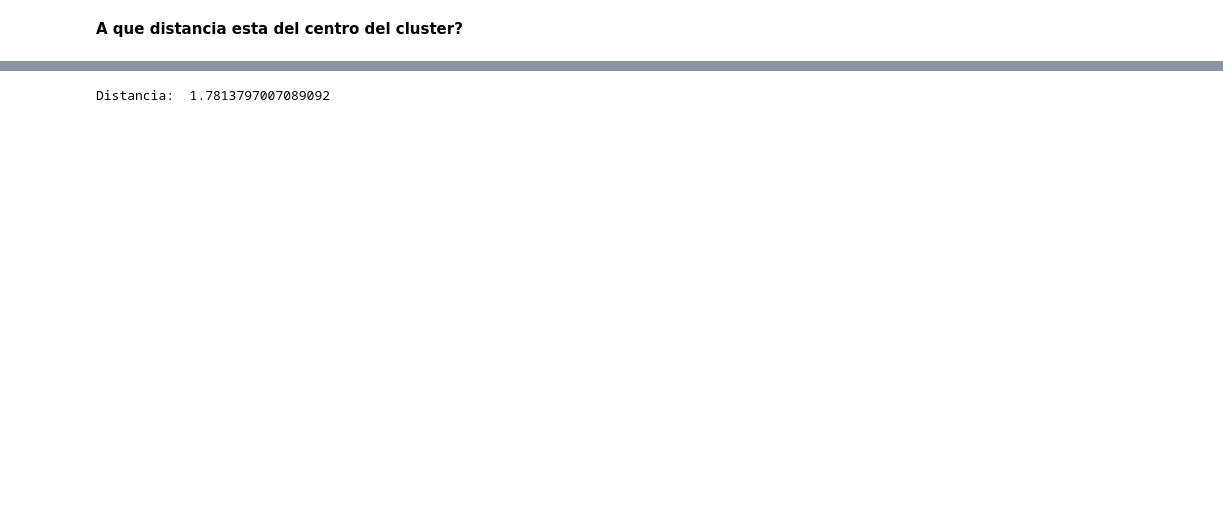
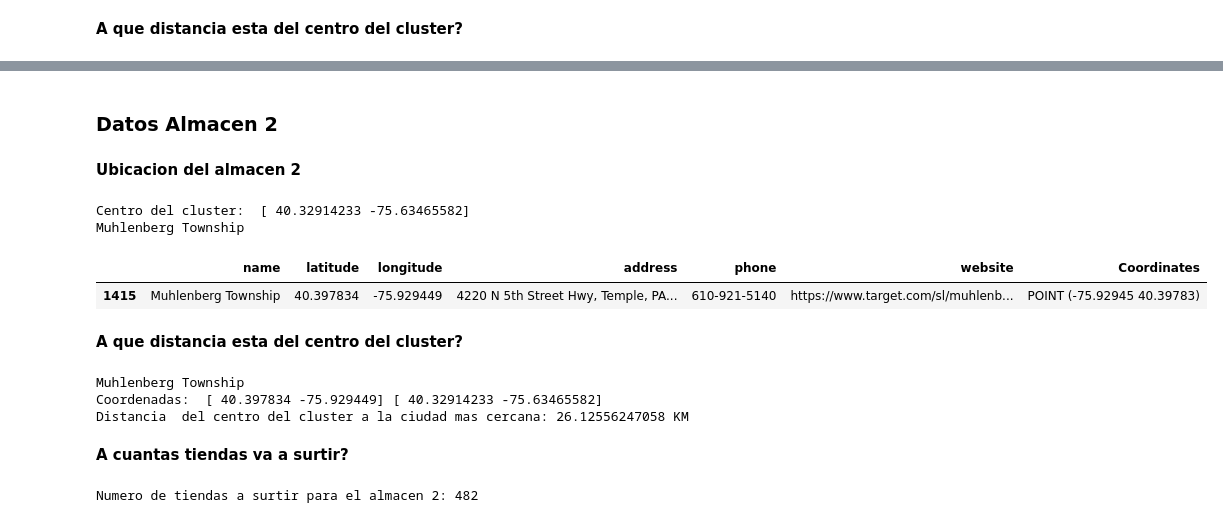
Before and after one commit to PosgradoMNA/actividades-de-aprendizaje-FranciscoMedellin, a Jupyter notebook: Actividad_Semanal_7_kmeans_target.ipynb, the cells around one changed output, grey strips where cells are left out. Saved outputs shown, nothing was run; the diff lists cells and outputs as text; code cells hidden in the pictures; blank space fills up the shorter version.

```diff
--- a/Actividad_Semanal_7_kmeans_target.ipynb
+++ b/Actividad_Semanal_7_kmeans_target.ipynb
@@ -426,16 +487,43 @@ city =  np.array(temp["name"])[0]
+# %% [markdown]
+### **Datos Almacen 2**
+# %% [markdown]
+**Ubicacion del almacen 2**
+# %%
+# Usamos los centros y asignamos un rango dentro del cual podrian estar ciudades.
+# Utilizamos df que contiene datos de las ciudades y sus coordenadas.
+# Jugamos con los filtros
+temp = df[(df['latitude']>=(kmeans.cluster_centers_[1][0])) &
+   (df['latitude']<(kmeans.cluster_centers_[1][0]+0.3)) &
+   (df['longitude']<=(kmeans.cluster_centers_[1][1])) &
+   (df['longitude']>(kmeans.cluster_centers_[1][1]-0.3))
+]
+print("Centro del cluster: ", kmeans.cluster_centers_[1][:])
+city =  np.array(temp["name"])[0]
+print(city)
+temp
+# %% [output]
+Centro del cluster:  [ 40.32914233 -75.63465582]
+Muhlenberg Township
+|  | name | latitude | longitude | address | phone | website | Coordinates |
+| 1415 | Muhlenberg Township | 40.397834 | -75.929449 | 4220 N 5th Street Hwy, Temple, PA... | 610-921-5140 | https://www.target.com/sl/muhlenb... | POINT (-75.92945 40.39783) |
+# %% [markdown]
+**A que distancia esta del centro del cluster?**
 # %%
-from numpy.ma.core import sqrt
+import math
 import numpy as np
-from math import sqrt
-# arrays de coordeanadas
+import pandas as pd
+
+# arrays de coordeanadas - lat - long
+print(city)
 p_city = df[df["name"]==city]
-p_city = (np.array(p_city[["latitude","longitude"]]))
-p_center = (centers[0])
+p_city = np.array(p_city[["latitude","longitude"]])[0,:] # convert to one dimension
+p_center = np.array(centers[1])
 
+print("Coordenadas: ",p_city, p_center)
 
-# dist = sqrt(  (p_city[0][0]-p_center[0][0])*(p_city[0][0]-p_center[0][0])  )#+  (p_city[1]-p_center[1])*(p_city[1]-p_center[1])  )
-# dist
-dist = np.linalg.norm(p_city-p_center)
-print("Distancia: ",dist)
+dist = haversine(p_city[0],p_city[1], p_center[0], p_center[1])
+print(f"Distancia  del centro del cluster a la ciudad mas cercana: {dist} KM")
 # %% [output]
-Distancia:  1.7813797007089092
+Muhlenberg Township
+Coordenadas:  [ 40.397834 -75.929449] [ 40.32914233 -75.63465582]
+Distancia  del centro del cluster a la ciudad mas cercana: 26.12556247058 KM
@@ -443,0 +530,9 @@ Distancia:  1.7813797007089092
+# %% [markdown]
+**A cuantas tiendas va a surtir?**
+# %%
+dft = pd.DataFrame(kmeans.labels_)
+dft.columns =["clusters"]
+num_tiendas = len(dft[dft["clusters"]==1])
+print(f"Numero de tiendas a surtir para el almacen 2: {num_tiendas}")
+# %% [output]
+Numero de tiendas a surtir para el almacen 2: 482
```
Also changed, not shown: parts of 42 cells of this notebook.
